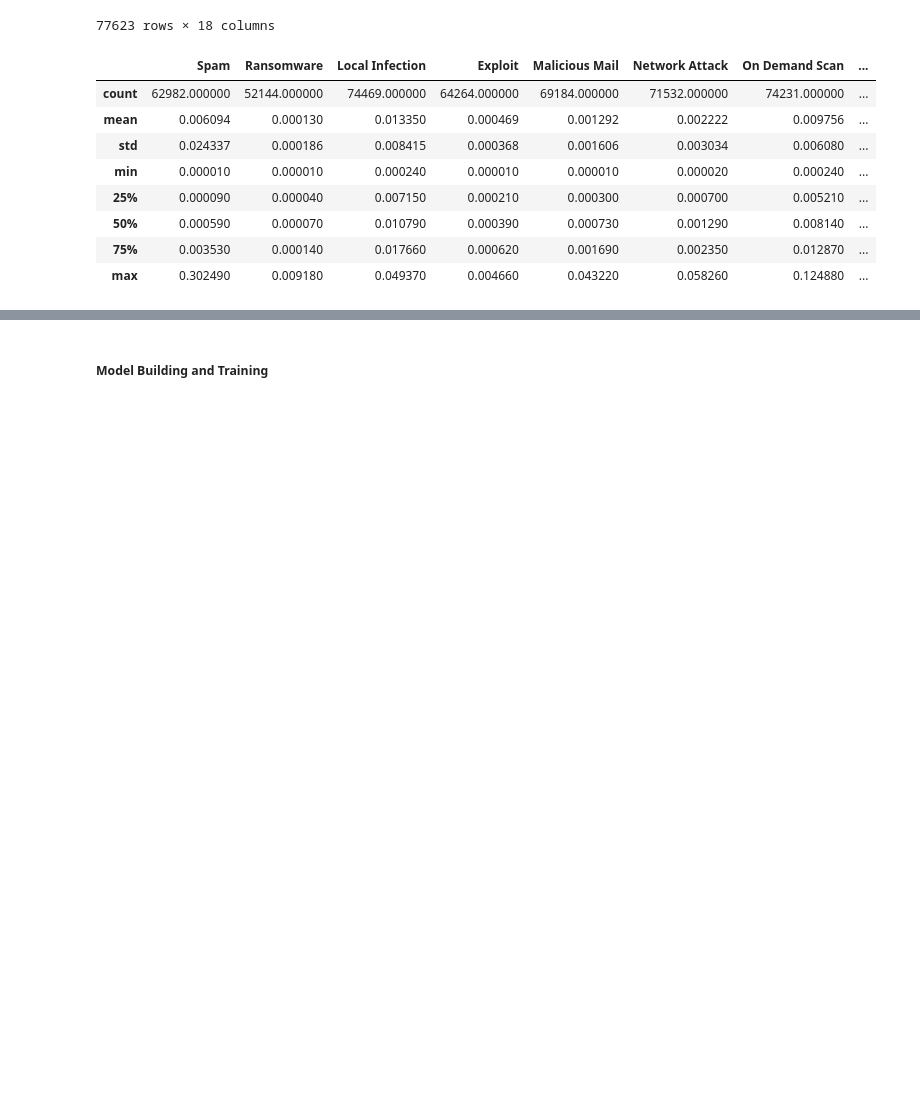
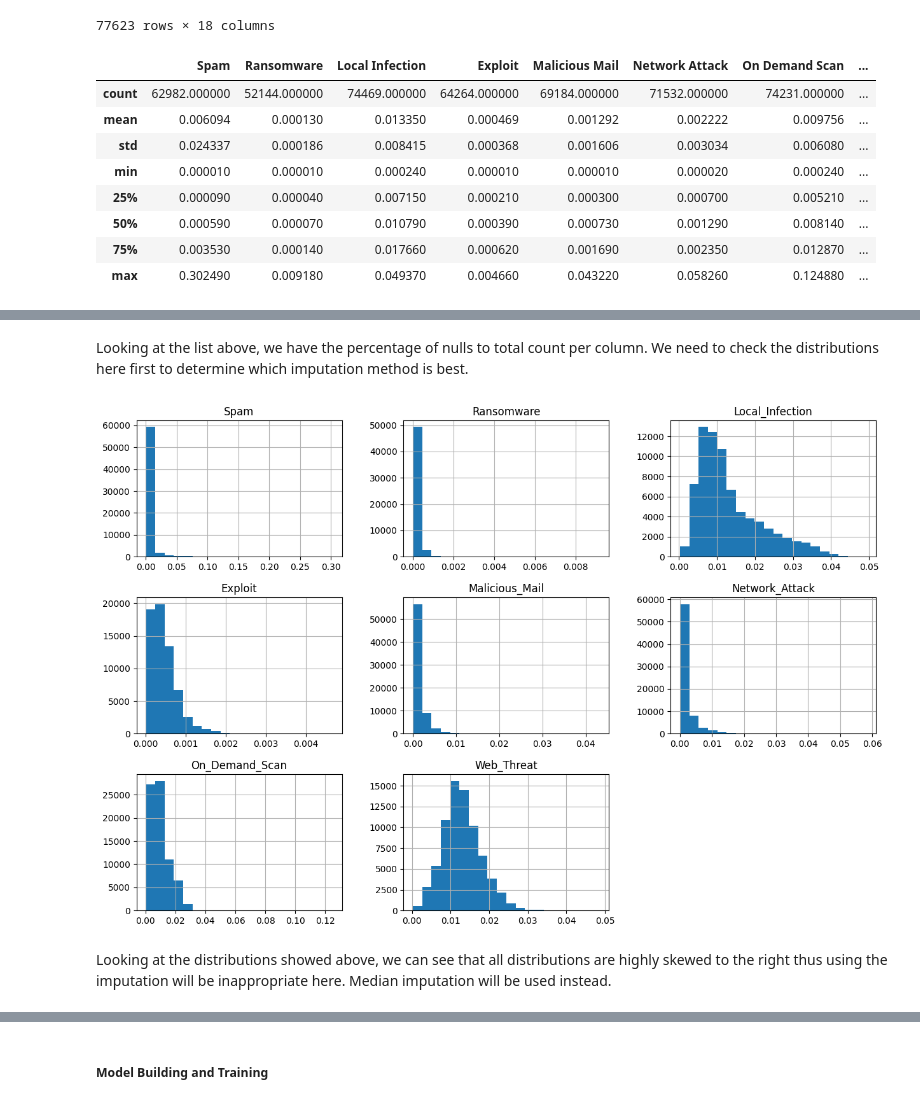
Before and after one commit to theobringino/ds-ai-ml-projects, a Jupyter notebook: projects/global_cyber_threat_landscape/global_cyber_threat_landscape_lr.ipynb, the cells around one changed output, grey strips where cells are left out. Saved outputs shown, nothing was run; the diff lists cells and outputs as text; code cells hidden in the pictures; blank space fills up the shorter version.

Commit message:
data cleaning and fixes

```diff
--- a/projects/global_cyber_threat_landscape/global_cyber_threat_landscape_lr.ipynb
+++ b/projects/global_cyber_threat_landscape/global_cyber_threat_landscape_lr.ipynb
@@ -75,3 +74 @@ dtypes: datetime64[ns](1), float64(8), int64(8), object(1)
 memory usage: 10.7+ MB
-# %%
-df['AttackDate'] = pd.to_datetime(df['AttackDate'], format='%d-%m-%Y',errors = 'coerce')
@@ -204,0 +249,3 @@ Name: count, Length: 2904, dtype: int64
+# %%
+#Make a copy of the dataframe for cleaning and to serve as a savepoint
+df_cleaned = df.copy()
@@ -204,0 +259,11 @@ Name: count, Length: 2904, dtype: int64
+# %%
+"""Column names before cleaning:"""
+print(df.columns)
+print("-" * 50)
+
+# Fix the names by replacing spaces with underscore
+fixed_names = {col: col.replace(' ', '_') for col in df_cleaned.columns}
+df_cleaned.rename(columns = fixed_names, inplace = True)
+
+"""Column names after cleaning:"""
+print(df_cleaned.columns)
@@ -204,0 +286,22 @@ Name: count, Length: 2904, dtype: int64
+# %%
+"""
+Earlier, we found that the columns below have nulls.
+To determine the best approach on how to handle this, we need to:
+- Consider the level of completeness first to see if we can drop all rows where there are nulls.
+- Check if we can apply imputation and which type of imputation.
+"""
+
+null_list = [
+            'Spam',
+            'Ransomware',
+            'Local_Infection',
+            'Exploit',
+            'Malicious_Mail',
+            'Network_Attack',
+            'On_Demand_Scan',
+            'Web_Threat',
+]
+null_list
+
+# Make a copy of the df where only those in null_list exist for ease of use.
+df_nulls = df_cleaned[null_list]
@@ -204,0 +337,10 @@ Name: count, Length: 2904, dtype: int64
+# %% [markdown]
+Looking at the list above, we have the percentage of nulls to total count per column. We need to check the distributions here first to determine which imputation method is best.
+# %%
+# Check the distributions of all variables first.
+df_nulls.hist(bins = 20, figsize = (15, 10))
+plt.show()
+# %% [output]
+[figure, added]
+# %% [markdown]
+Looking at the distributions showed above, we can see that all distributions are highly skewed to the right thus using the imputation will be inappropriate here. Median imputation will be used instead.
```
Also changed, not shown: parts of 25 cells of this notebook.
